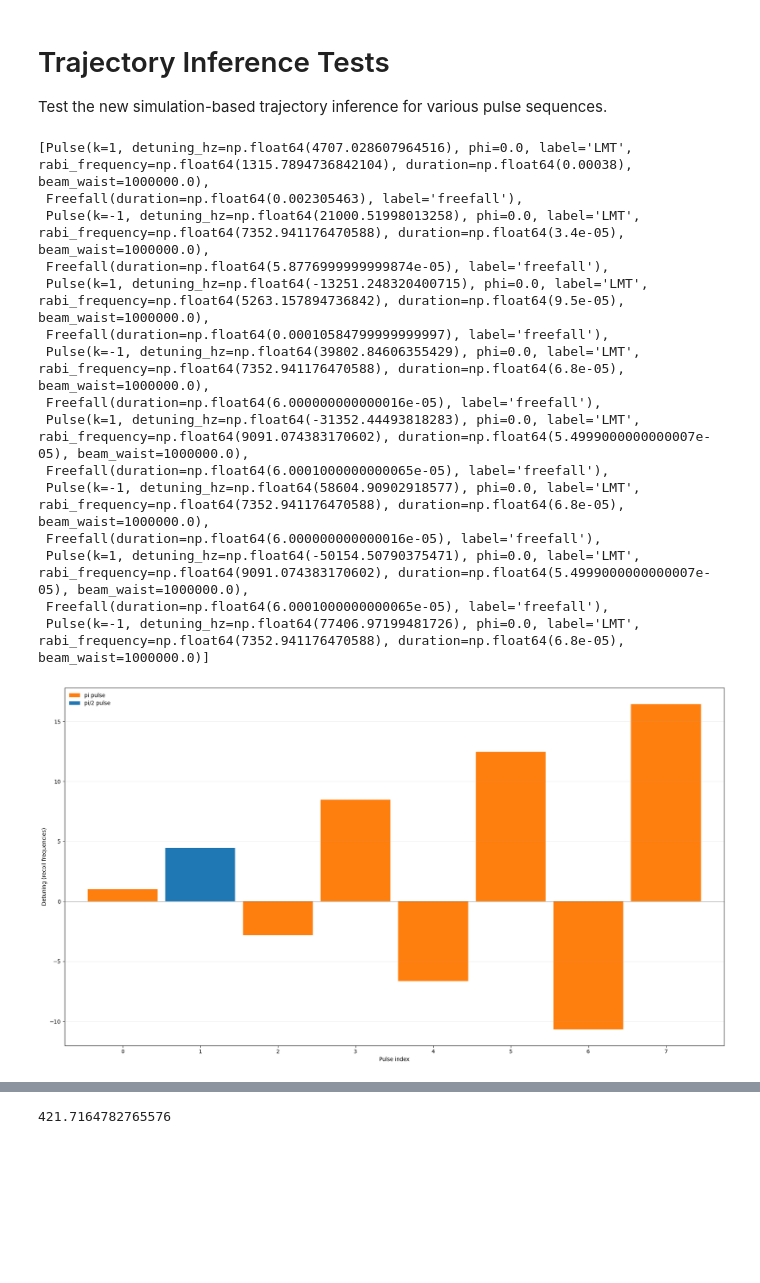
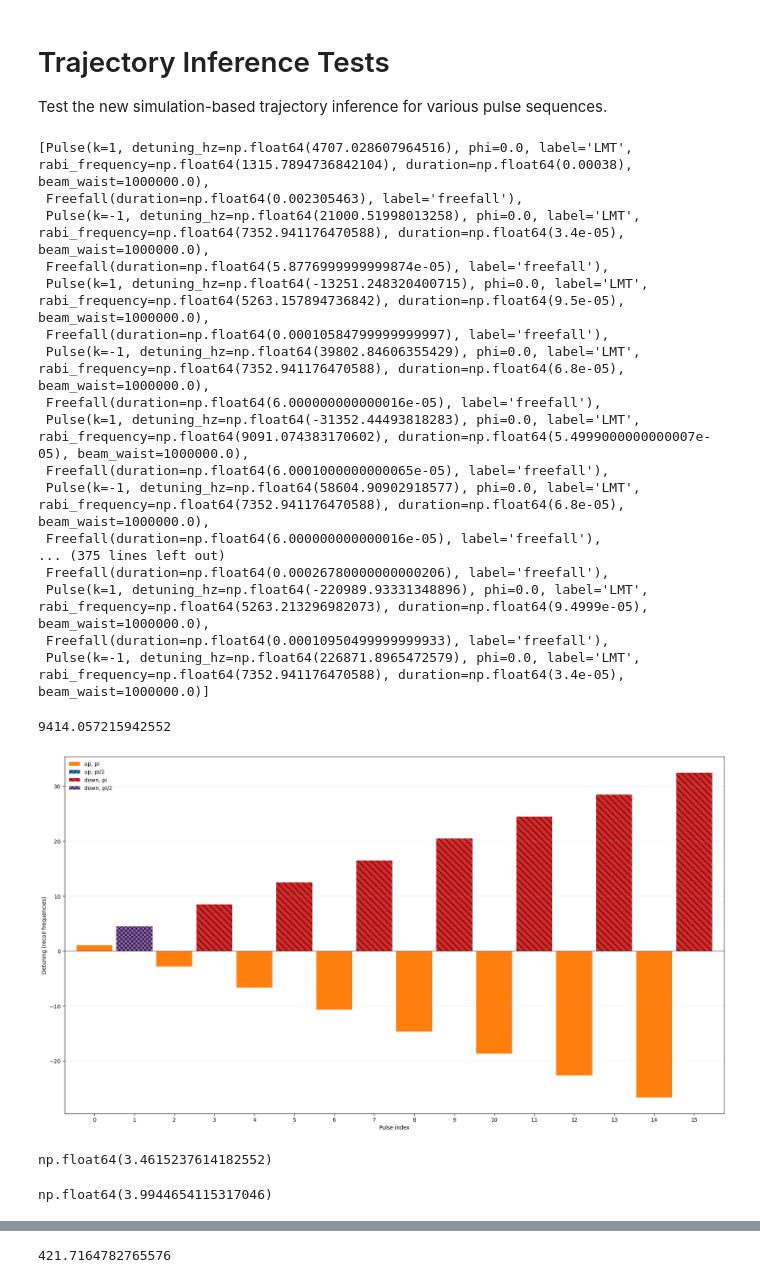
Before and after one commit to charlesbaynham/LMT_sim_scratch, a Jupyter notebook: notebooks/true_LMT_trajectory.ipynb, the cells around one changed output, grey strips where cells are left out. Cells and saved outputs as stored; diff of their text form; code cells hidden in the pictures; blank space fills up the shorter version.

Commit message:
Hatch patterns

```diff
--- a/notebooks/true_LMT_trajectory.ipynb
+++ b/notebooks/true_LMT_trajectory.ipynb
@@ -256,7 +256,7 @@ sequence = sequence[1:]
 # %%
 # sequence = add_true_lmt_clearouts(sequence)
 # %%
-sequence = sequence[:15]
+# sequence = sequence[:15]
 sequence
 # %% [output]
 [Pulse(k=1, detuning_hz=np.float64(4707.028607964516), phi=0.0, label='LMT', rabi_frequency=np.float64(1315.7894736842104), duration=np.float64(0.00038), beam_waist=1000000.0),
@@ -271,10 +271,17 @@ sequence
  Freefall(duration=np.float64(6.0001000000000065e-05), label='freefall'),
  Pulse(k=-1, detuning_hz=np.float64(58604.90902918577), phi=0.0, label='LMT', rabi_frequency=np.float64(7352.941176470588), duration=np.float64(6.8e-05), beam_waist=1000000.0),
  Freefall(duration=np.float64(6.000000000000016e-05), label='freefall'),
- Pulse(k=1, detuning_hz=np.float64(-50154.50790375471), phi=0.0, label='LMT', rabi_frequency=np.float64(9091.074383170602), duration=np.float64(5.4999000000000007e-05), beam_waist=1000000.0),
- Freefall(duration=np.float64(6.0001000000000065e-05), label='freefall'),
- Pulse(k=-1, detuning_hz=np.float64(77406.97199481726), phi=0.0, label='LMT', rabi_frequency=np.float64(7352.941176470588), duration=np.float64(6.8e-05), beam_waist=1000000.0)]
+... (375 lines left out)
+ Freefall(duration=np.float64(0.00026780000000000206), label='freefall'),
+ Pulse(k=1, detuning_hz=np.float64(-220989.93331348896), phi=0.0, label='LMT', rabi_frequency=np.float64(5263.213296982073), duration=np.float64(9.4999e-05), beam_waist=1000000.0),
+ Freefall(duration=np.float64(0.00010950499999999933), label='freefall'),
+ Pulse(k=-1, detuning_hz=np.float64(226871.8965472579), phi=0.0, label='LMT', rabi_frequency=np.float64(7352.941176470588), duration=np.float64(3.4e-05), beam_waist=1000000.0)]
+# %%
+sim.RECOIL_FREQUENCY_HZ * 2
+# %% [output]
+9414.057215942552
 # %%
+
 from matplotlib.lines import Line2D
 from matplotlib.patches import Patch
 
@@ -288,14 +295,23 @@ plot_sequence, _ = build_sequence_from_lab_pulse_dump(
 # plot_sequence = add_true_lmt_clearouts(plot_sequence[1:])
 
 # Truncate
-plot_sequence = plot_sequence[:16]
+plot_sequence = plot_sequence[:32]
 
 pulse_detunings_recoil = []
 pulse_colours = []
+pulse_hatches = []
 clearout_links = []
 
 last_pulse_index = None
 clearout_since_last_pulse = False
+
+PULSE_STYLES = {
+    #              colour          hatch
+    (True,  True):  ("tab:orange", ""),      # up,   pi
+    (True,  False): ("tab:blue",   "///"),   # up,   pi/2
+    (False, True):  ("tab:red",    "\\\\"),  # down, pi
+    (False, False): ("tab:purple", "xxx"),   # down, pi/2
+}
 
 for event in plot_sequence:
     if isinstance(event, seq.Clearout):
@@ -307,7 +323,9 @@ for event in plot_sequence:
 
     pulse_index = len(pulse_detunings_recoil)
     pulse_detunings_recoil.append(event.detuning_hz / sim.RECOIL_FREQUENCY_HZ)
-    pulse_colours.append("tab:orange" if is_pi_pulse(event.duration) else "tab:blue")
+    colour, hatch = PULSE_STYLES[(event.k == 1, is_pi_pulse(event.duration))]
+    pulse_colours.append(colour)
+    pulse_hatches.append(hatch)
 
     if last_pulse_index is not None and clearout_since_last_pulse:
         clearout_links.append((last_pulse_index, pulse_index))
@@ -318,7 +336,9 @@ for event in plot_sequence:
 pulse_indices = np.arange(len(pulse_detunings_recoil))
 
 fig, ax = plt.subplots(figsize=(18, 10))
-ax.bar(pulse_indices, pulse_detunings_recoil, color=pulse_colours, width=0.9)
+bars = ax.bar(pulse_indices, pulse_detunings_recoil, color=pulse_colours, width=0.9)
+for bar, hatch in zip(bars, pulse_hatches):
+    bar.set_hatch(hatch)
 
 for left_index, right_index in clearout_links:
     ax.plot(
@@ -333,33 +353,39 @@ for left_index, right_index in clearout_links:
         zorder=3,
     )
 
 tick_step = max(1, len(pulse_indices) // 20)
 ax.set_xticks(pulse_indices[::tick_step])
 ax.set_xlim(-0.75, len(pulse_indices) - 0.25)
 ax.set_xlabel("Pulse index")
 ax.set_ylabel("Detuning (recoil frequencies)")
 ax.axhline(0.0, color="0.3", linewidth=0.8)
 ax.grid(axis="y", alpha=0.25)
 
 legend_handles = [
-    Patch(facecolor="tab:orange", label="pi pulse"),
-    Patch(facecolor="tab:blue", label="pi/2 pulse"),
+    Patch(facecolor="tab:orange", hatch="",     label="up, pi"),
+    Patch(facecolor="tab:blue",   hatch="///",  label="up, pi/2"),
+    Patch(facecolor="tab:red",    hatch="\\\\", label="down, pi"),
+    Patch(facecolor="tab:purple", hatch="xxx",  label="down, pi/2"),
 ]
 if clearout_links:
     legend_handles.append(
         Line2D(
             [0],
             [0],
             color="tab:green",
             linestyle=":",
             linewidth=2,
             label="clearout between pulses",
         )
     )
 
 ax.legend(handles=legend_handles, loc="upper left", frameon=False)
 plt.tight_layout()
 
 plt.savefig("lab_pulse_sequence.png", dpi=300)
 # %% [output]
-[figure, old version]
+[figure, new version]
+# %%
+(pulse_detunings_recoil[1] - pulse_detunings_recoil[0])
+# %% [output]
+np.float64(3.4615237614182552)
@@ -365,0 +394,4 @@ plt.savefig("lab_pulse_sequence.png", dpi=300)
+# %%
+(pulse_detunings_recoil[5] - pulse_detunings_recoil[3])
+# %% [output]
+np.float64(3.9944654115317046)
```
Also changed, not shown: parts of 10 cells of this notebook, 1 other file.
